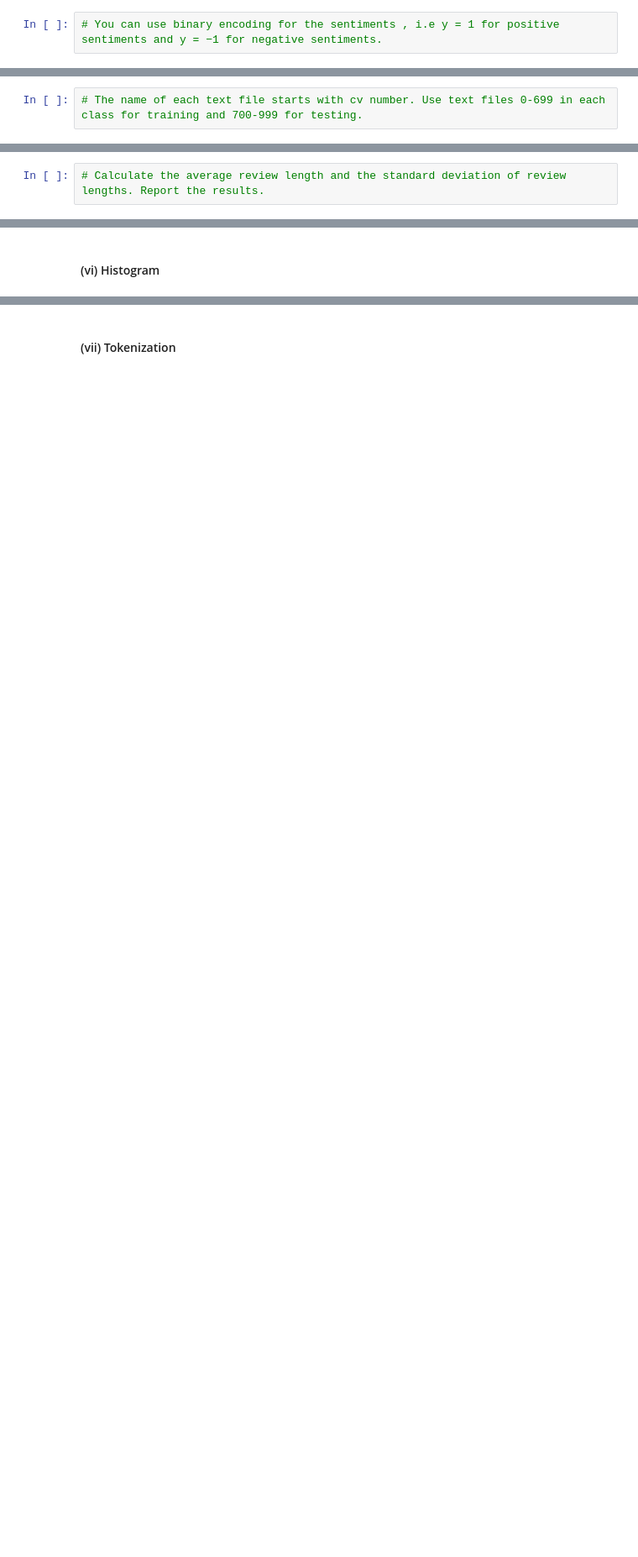
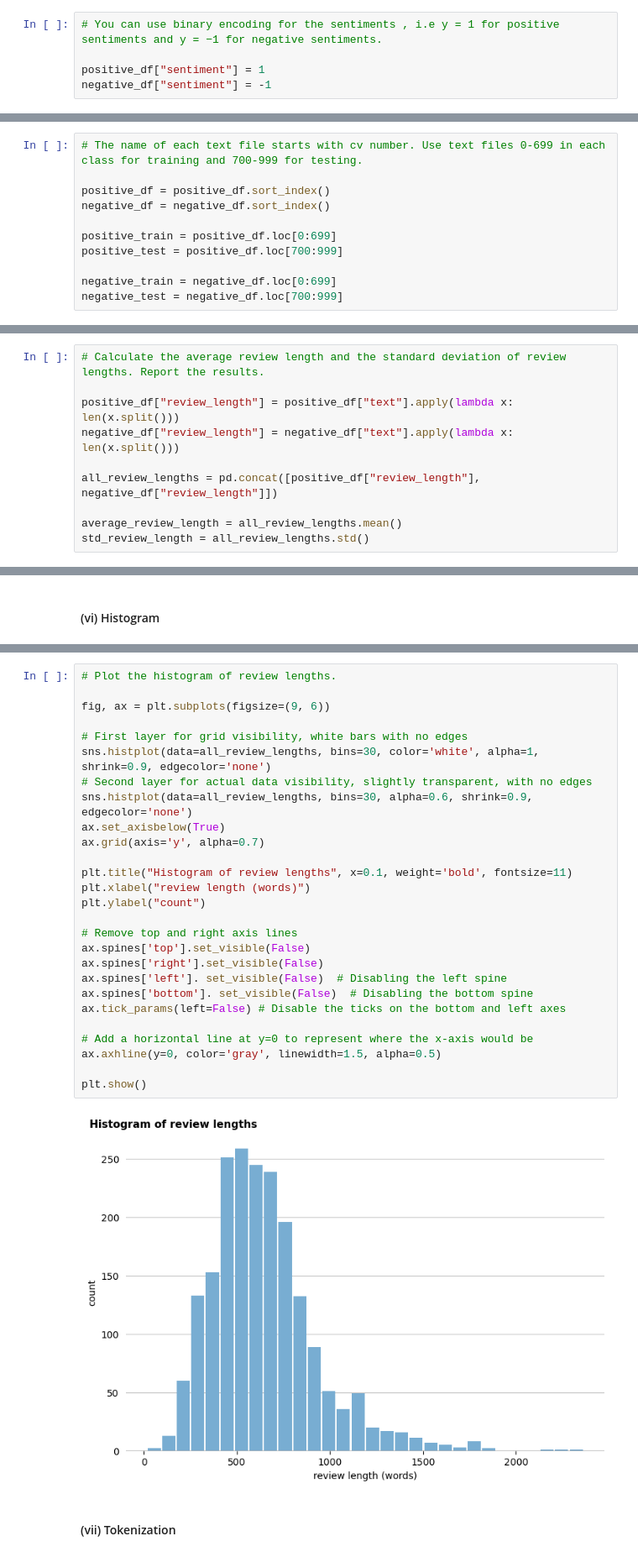
Before and after one commit to egunadi/dsci552-final-project, a Jupyter notebook: notebook/Gunadi_Eben_Final_Project.ipynb, the cells around one changed output, grey strips where cells are left out. Shown: that part at 84% size. Cells and saved outputs as stored; diff of their text form; blank space fills up the shorter version.

```diff
--- a/notebook/Gunadi_Eben_Final_Project.ipynb
+++ b/notebook/Gunadi_Eben_Final_Project.ipynb
@@ -88,3 +90,6 @@ negative_df.head()
 #### (i) Binary Encoding
 # %%
 # You can use binary encoding for the sentiments , i.e y = 1 for positive sentiments and y = −1 for negative sentiments.
+
+positive_df["sentiment"] = 1
+negative_df["sentiment"] = -1
@@ -96,3 +153,12 @@ negative_df.head()
 #### (iii) Separate Test and Train Data
 # %%
 # The name of each text file starts with cv number. Use text files 0-699 in each class for training and 700-999 for testing.
+
+positive_df = positive_df.sort_index()
+negative_df = negative_df.sort_index()
+
+positive_train = positive_df.loc[0:699]
+positive_test = positive_df.loc[700:999]
+
+negative_train = negative_df.loc[0:699]
+negative_test = negative_df.loc[700:999]
@@ -104,3 +198,11 @@ negative_df.head()
 #### (v) Review Length
 # %%
 # Calculate the average review length and the standard deviation of review lengths. Report the results.
+
+positive_df["review_length"] = positive_df["text"].apply(lambda x: len(x.split()))
+negative_df["review_length"] = negative_df["text"].apply(lambda x: len(x.split()))
+
+all_review_lengths = pd.concat([positive_df["review_length"], negative_df["review_length"]])
+
+average_review_length = all_review_lengths.mean()
+std_review_length = all_review_lengths.std()
@@ -111,3 +217,32 @@ negative_df.head()
+# %%
+# Plot the histogram of review lengths.
+
+fig, ax = plt.subplots(figsize=(9, 6))
+
+# First layer for grid visibility, white bars with no edges
+sns.histplot(data=all_review_lengths, bins=30, color='white', alpha=1, shrink=0.9, edgecolor='none')
+# Second layer for actual data visibility, slightly transparent, with no edges
+sns.histplot(data=all_review_lengths, bins=30, alpha=0.6, shrink=0.9, edgecolor='none')
+ax.set_axisbelow(True)
+ax.grid(axis='y', alpha=0.7)
+
+plt.title("Histogram of review lengths", x=0.1, weight='bold', fontsize=11)
+plt.xlabel("review length (words)")
+plt.ylabel("count")
+
+# Remove top and right axis lines
+ax.spines['top'].set_visible(False)
+ax.spines['right'].set_visible(False)
+ax.spines['left']. set_visible(False)  # Disabling the left spine
+ax.spines['bottom']. set_visible(False)  # Disabling the bottom spine
+ax.tick_params(left=False) # Disable the ticks on the bottom and left axes
+
+# Add a horizontal line at y=0 to represent where the x-axis would be
+ax.axhline(y=0, color='gray', linewidth=1.5, alpha=0.5)
+
+plt.show()
+# %% [output]
+[figure, added]
 # %% [markdown]
 #### (vii) Tokenization
 # %%
```
Also changed, not shown: parts of 13 cells of this notebook.
